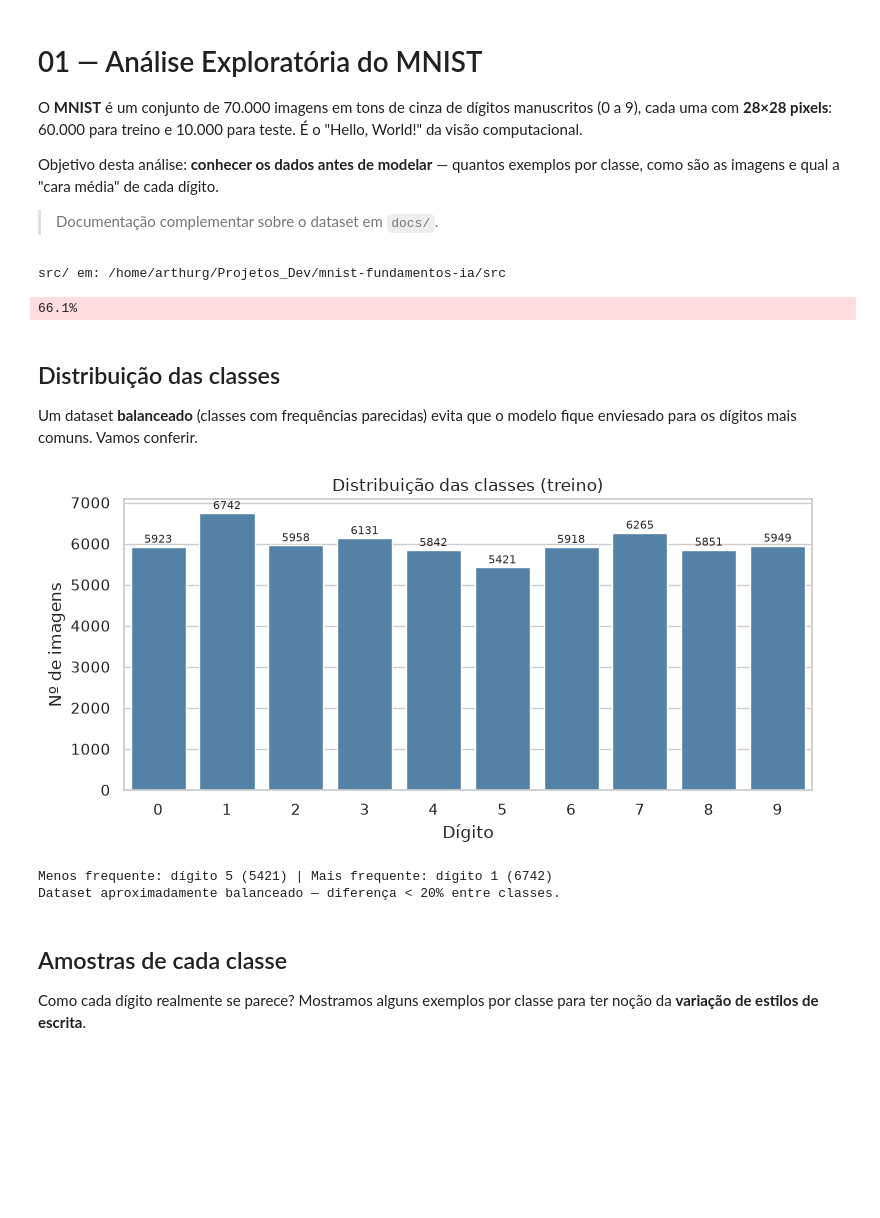
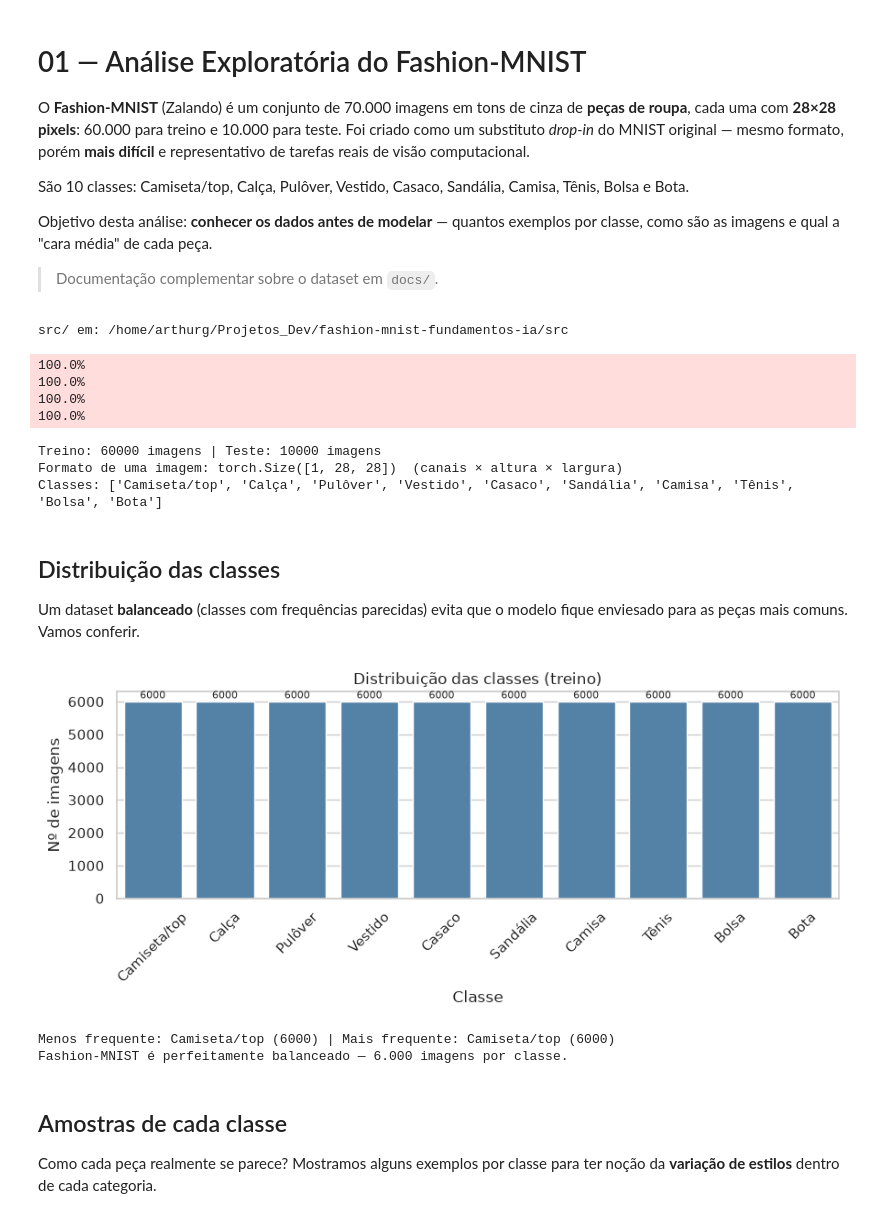
Before and after one commit to 4rth-g/fashion-mnist-fundamentos-ia, a Jupyter notebook: notebooks/01_eda.ipynb, the cells around one changed output. Saved outputs shown, nothing was run; the diff lists cells and outputs as text; code cells hidden in the pictures; blank space fills up the shorter version.

Commit message:
Migrar projeto de MNIST para Fashion-MNIST

```diff
--- a/notebooks/01_eda.ipynb
+++ b/notebooks/01_eda.ipynb
@@ -1,12 +1,16 @@
 # %% [markdown]
-# 01 — Análise Exploratória do MNIST
+# 01 — Análise Exploratória do Fashion-MNIST
 
-O **MNIST** é um conjunto de 70.000 imagens em tons de cinza de dígitos manuscritos
-(0 a 9), cada uma com **28×28 pixels**: 60.000 para treino e 10.000 para teste.
-É o "Hello, World!" da visão computacional.
+O **Fashion-MNIST** (Zalando) é um conjunto de 70.000 imagens em tons de cinza de
+**peças de roupa**, cada uma com **28×28 pixels**: 60.000 para treino e 10.000 para
+teste. Foi criado como um substituto *drop-in* do MNIST original — mesmo formato,
+porém **mais difícil** e representativo de tarefas reais de visão computacional.
+
+São 10 classes: Camiseta/top, Calça, Pulôver, Vestido, Casaco, Sandália, Camisa,
+Tênis, Bolsa e Bota.
 
 Objetivo desta análise: **conhecer os dados antes de modelar** — quantos exemplos
-por classe, como são as imagens e qual a "cara média" de cada dígito.
+por classe, como são as imagens e qual a "cara média" de cada peça.
 
 > Documentação complementar sobre o dataset em `docs/`.
 # %%
@@ -15,7 +19,7 @@ por classe, como são as imagens e qual a "cara média" de cada dígito.
 import sys, os, subprocess
 from pathlib import Path
 
-REPO_URL = "https://github.com/4rth-g/mnist-fundamentos-ia.git"
+REPO_URL = "https://github.com/4rth-g/fashion-mnist-fundamentos-ia.git"
 
 try:
     import google.colab  # noqa: F401
@@ -25,9 +29,9 @@ except ImportError:
 
 if IN_COLAB:
     # No Colab não há o repositório: clonamos para ter o código de src/ e as pastas.
-    if not Path("mnist-fundamentos-ia").exists():
+    if not Path("fashion-mnist-fundamentos-ia").exists():
         subprocess.run(["git", "clone", REPO_URL], check=True)
-    os.chdir("mnist-fundamentos-ia")
+    os.chdir("fashion-mnist-fundamentos-ia")
     subprocess.run([sys.executable, "-m", "pip", "install", "-q", "seaborn"], check=True)
 
 # Torna o pacote src/ importável (local: rodando de notebooks/; Colab: da raiz).
@@ -36,52 +40,59 @@ _src = _root / "src" if (_root / "src").exists() else _root.parent / "src"
 sys.path.insert(0, str(_src))
 print("src/ em:", _src)
 # %% [output]
-src/ em: /home/arthurg/Projetos_Dev/mnist-fundamentos-ia/src
+src/ em: /home/arthurg/Projetos_Dev/fashion-mnist-fundamentos-ia/src
 # %%
 import numpy as np
 import matplotlib.pyplot as plt
 import seaborn as sns
 
-from utils import load_mnist, seed_everything, FIGURES_DIR
+from utils import load_fashion_mnist, seed_everything, CLASS_NAMES, FIGURES_DIR
 
 sns.set_theme(style="whitegrid")
 seed_everything()
 
 # Carregamos SEM normalizar, para visualizar as imagens na escala natural (0–1).
-train_full, test = load_mnist(normalize=False)
+train_full, test = load_fashion_mnist(normalize=False)
 print(f"Treino: {len(train_full)} imagens | Teste: {len(test)} imagens")
 print(f"Formato de uma imagem: {train_full[0][0].shape}  (canais × altura × largura)")
-print(f"Classes: {train_full.classes}")
+print(f"Classes: {CLASS_NAMES}")
 # %% [output]
-66.1%
+100.0%
+100.0%
+100.0%
+100.0%
+Treino: 60000 imagens | Teste: 10000 imagens
+Formato de uma imagem: torch.Size([1, 28, 28])  (canais × altura × largura)
+Classes: ['Camiseta/top', 'Calça', 'Pulôver', 'Vestido', 'Casaco', 'Sandália', 'Camisa', 'Tênis', 'Bolsa', 'Bota']
 # %% [markdown]
 ## Distribuição das classes
 
 Um dataset **balanceado** (classes com frequências parecidas) evita que o modelo
-fique enviesado para os dígitos mais comuns. Vamos conferir.
+fique enviesado para as peças mais comuns. Vamos conferir.
 # %%
 labels = np.array(train_full.targets)
 counts = np.bincount(labels)
 
-fig, ax = plt.subplots(figsize=(8, 4))
-sns.barplot(x=list(range(10)), y=counts, ax=ax, color="steelblue")
-ax.set(title="Distribuição das classes (treino)", xlabel="Dígito", ylabel="Nº de imagens")
+fig, ax = plt.subplots(figsize=(9, 4))
+sns.barplot(x=CLASS_NAMES, y=counts, ax=ax, color="steelblue")
+ax.set(title="Distribuição das classes (treino)", xlabel="Classe", ylabel="Nº de imagens")
+ax.tick_params(axis="x", rotation=45)
 for i, c in enumerate(counts):
     ax.text(i, c + 100, str(c), ha="center", fontsize=8)
 plt.tight_layout()
 plt.savefig(FIGURES_DIR / "eda_distribuicao_classes.png", dpi=120)
 plt.show()
 
-print(f"Menos frequente: dígito {counts.argmin()} ({counts.min()}) | "
-      f"Mais frequente: dígito {counts.argmax()} ({counts.max()})")
-print("Dataset aproximadamente balanceado — diferença < 20% entre classes.")
+print(f"Menos frequente: {CLASS_NAMES[counts.argmin()]} ({counts.min()}) | "
+      f"Mais frequente: {CLASS_NAMES[counts.argmax()]} ({counts.max()})")
+print("Fashion-MNIST é perfeitamente balanceado — 6.000 imagens por classe.")
 # %% [output]
-[figure, old version]
+[figure, new version]
-Menos frequente: dígito 5 (5421) | Mais frequente: dígito 1 (6742)
-Dataset aproximadamente balanceado — diferença < 20% entre classes.
+Menos frequente: Camiseta/top (6000) | Mais frequente: Camiseta/top (6000)
+Fashion-MNIST é perfeitamente balanceado — 6.000 imagens por classe.
 # %% [markdown]
 ## Amostras de cada classe
 
-Como cada dígito realmente se parece? Mostramos alguns exemplos por classe para
-ter noção da **variação de estilos de escrita**.
+Como cada peça realmente se parece? Mostramos alguns exemplos por classe para
+ter noção da **variação de estilos** dentro de cada categoria.
 # %%
```
Also changed, not shown: parts of 4 cells of this notebook, 6 other files.
